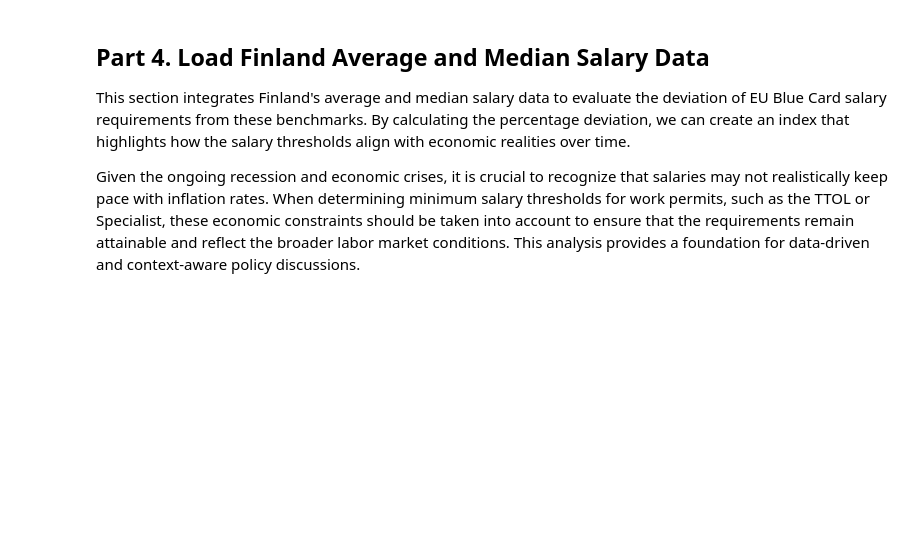
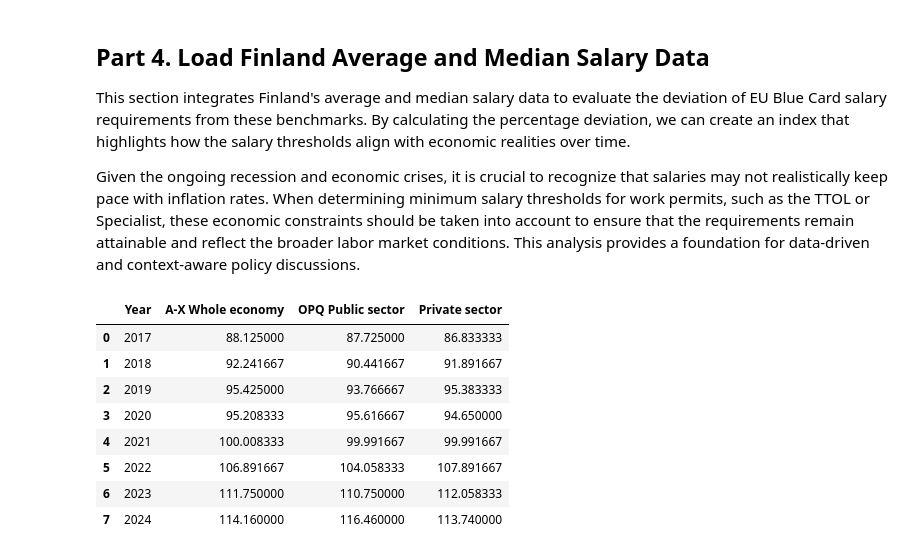
Before and after one commit to armanatory/DATA-MigriAnalysis, a Jupyter notebook: notebooks/Migri_Salary_Comparison_2018_2025.ipynb, the cells around one changed output. Saved outputs shown, nothing was run; the diff lists cells and outputs as text; code cells hidden in the pictures; blank space fills up the shorter version.

```diff
--- a/notebooks/Migri_Salary_Comparison_2018_2025.ipynb
+++ b/notebooks/Migri_Salary_Comparison_2018_2025.ipynb
@@ -568,3 +568,28 @@ According to [Statistics Finland](https://stat.fi/en/statistics/khi), the latest
 This section integrates Finland's average and median salary data to evaluate the deviation of EU Blue Card salary requirements from these benchmarks. By calculating the percentage deviation, we can create an index that highlights how the salary thresholds align with economic realities over time.
 
 Given the ongoing recession and economic crises, it is crucial to recognize that salaries may not realistically keep pace with inflation rates. When determining minimum salary thresholds for work permits, such as the TTOL or Specialist, these economic constraints should be taken into account to ensure that the requirements remain attainable and reflect the broader labor market conditions. This analysis provides a foundation for data-driven and context-aware policy discussions.
+# %%
+wage_indices_file_path = '../data/wage_and_salary_indices.csv'  # Replace with the correct path
+data = pd.read_csv(wage_indices_file_path)
+
+# Convert the 'Date' column to datetime format and extract the year
+data['Year'] = pd.to_datetime(data['Date'], format='%Y-%m').dt.year
+
+filtered_data = data[(data['Year'] >= 2017) & (data['Year'] <= 2024)]
+
+# Group by year and calculate the average for each sector
+wage_index_annual_averages_df =  filtered_data.groupby('Year')[['A-X Whole economy', 'OPQ Public sector', 'Private sector']].mean()
+
+# Reset the index for better readability
+wage_index_annual_averages_df.reset_index(inplace=True)
+display(wage_index_annual_averages_df)
+# %% [output]
+|  | Year | A-X Whole economy | OPQ Public sector | Private sector |
+| 0 | 2017 | 88.125000 | 87.725000 | 86.833333 |
+| 1 | 2018 | 92.241667 | 90.441667 | 91.891667 |
+| 2 | 2019 | 95.425000 | 93.766667 | 95.383333 |
+| 3 | 2020 | 95.208333 | 95.616667 | 94.650000 |
+| 4 | 2021 | 100.008333 | 99.991667 | 99.991667 |
+| 5 | 2022 | 106.891667 | 104.058333 | 107.891667 |
+| 6 | 2023 | 111.750000 | 110.750000 | 112.058333 |
+| 7 | 2024 | 114.160000 | 116.460000 | 113.740000 |
```
Also changed, not shown: parts of 8 cells of this notebook.
